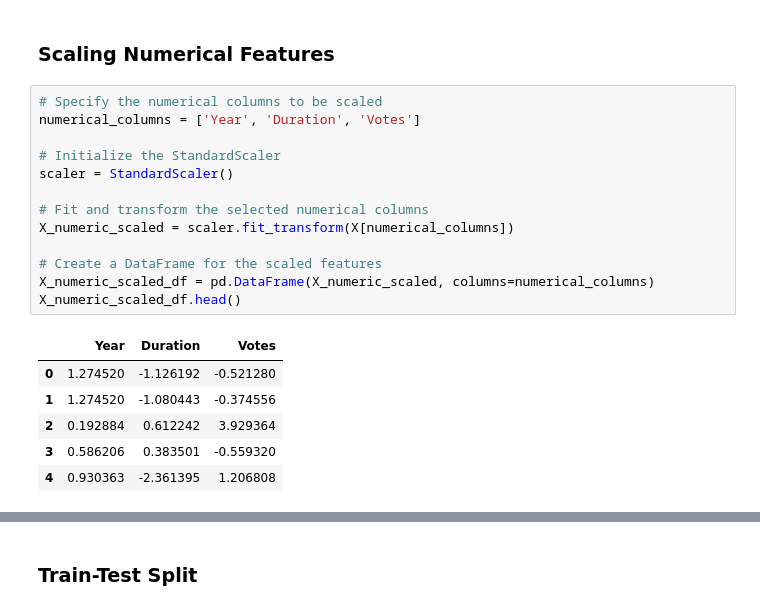
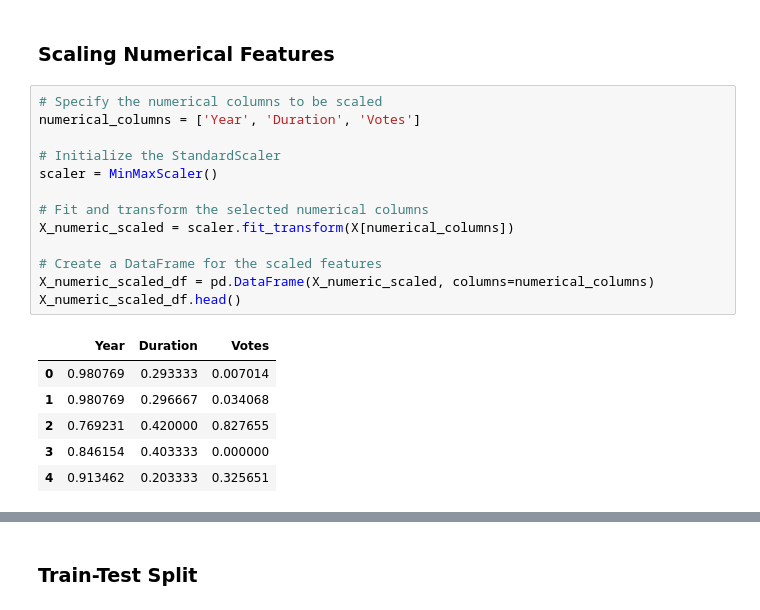
Before and after one commit to marwa9975/CODSOFT_DS02_Movie-Rating-Prediction-with-Python, a Jupyter notebook: index.ipynb, the cells around one changed output, grey strips where cells are left out. Cells and saved outputs as stored; diff of their text form.

```diff
--- a/index.ipynb
+++ b/index.ipynb
@@ -498,23 +516,23 @@ X_categorical_encoded_df.head()
 # %%
 # Specify the numerical columns to be scaled
 numerical_columns = ['Year', 'Duration', 'Votes']
 
 # Initialize the StandardScaler
-scaler = StandardScaler()
+scaler = MinMaxScaler()
 
 # Fit and transform the selected numerical columns
 X_numeric_scaled = scaler.fit_transform(X[numerical_columns])
 
 # Create a DataFrame for the scaled features
 X_numeric_scaled_df = pd.DataFrame(X_numeric_scaled, columns=numerical_columns)
 X_numeric_scaled_df.head()
 # %% [output]
 |  | Year | Duration | Votes |
-| 0 | 1.274520 | -1.126192 | -0.521280 |
-| 1 | 1.274520 | -1.080443 | -0.374556 |
-| 2 | 0.192884 | 0.612242 | 3.929364 |
-| 3 | 0.586206 | 0.383501 | -0.559320 |
-| 4 | 0.930363 | -2.361395 | 1.206808 |
+| 0 | 0.980769 | 0.293333 | 0.007014 |
+| 1 | 0.980769 | 0.296667 | 0.034068 |
+| 2 | 0.769231 | 0.420000 | 0.827655 |
+| 3 | 0.846154 | 0.403333 | 0.000000 |
+| 4 | 0.913462 | 0.203333 | 0.325651 |
 # %%
 # combine the scaled columns and onehotencoded columns
 X_final = pd.concat([X_numeric_scaled_df, X_categorical_encoded_df, ], axis=1)
```
Also changed, not shown: parts of 20 cells of this notebook.
